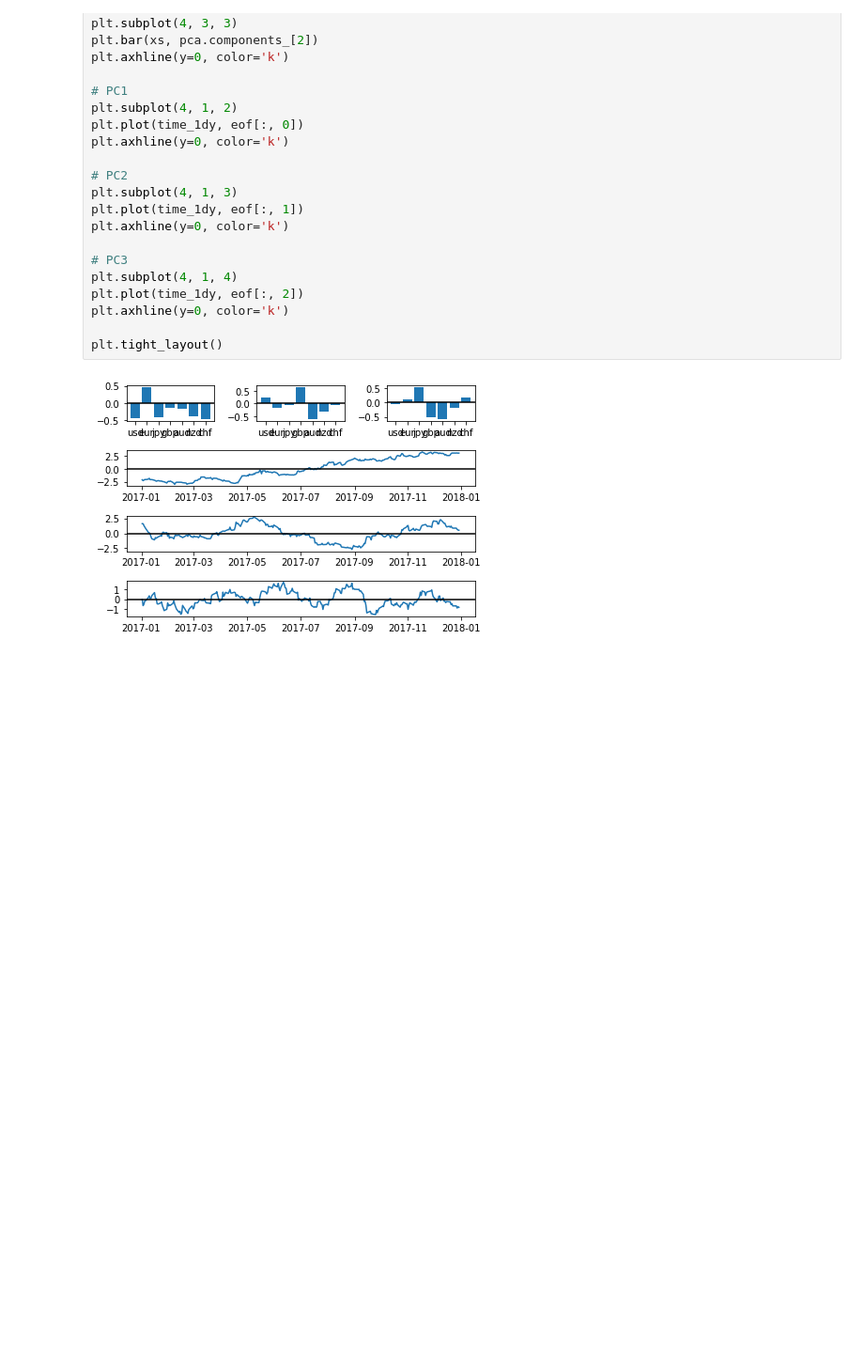
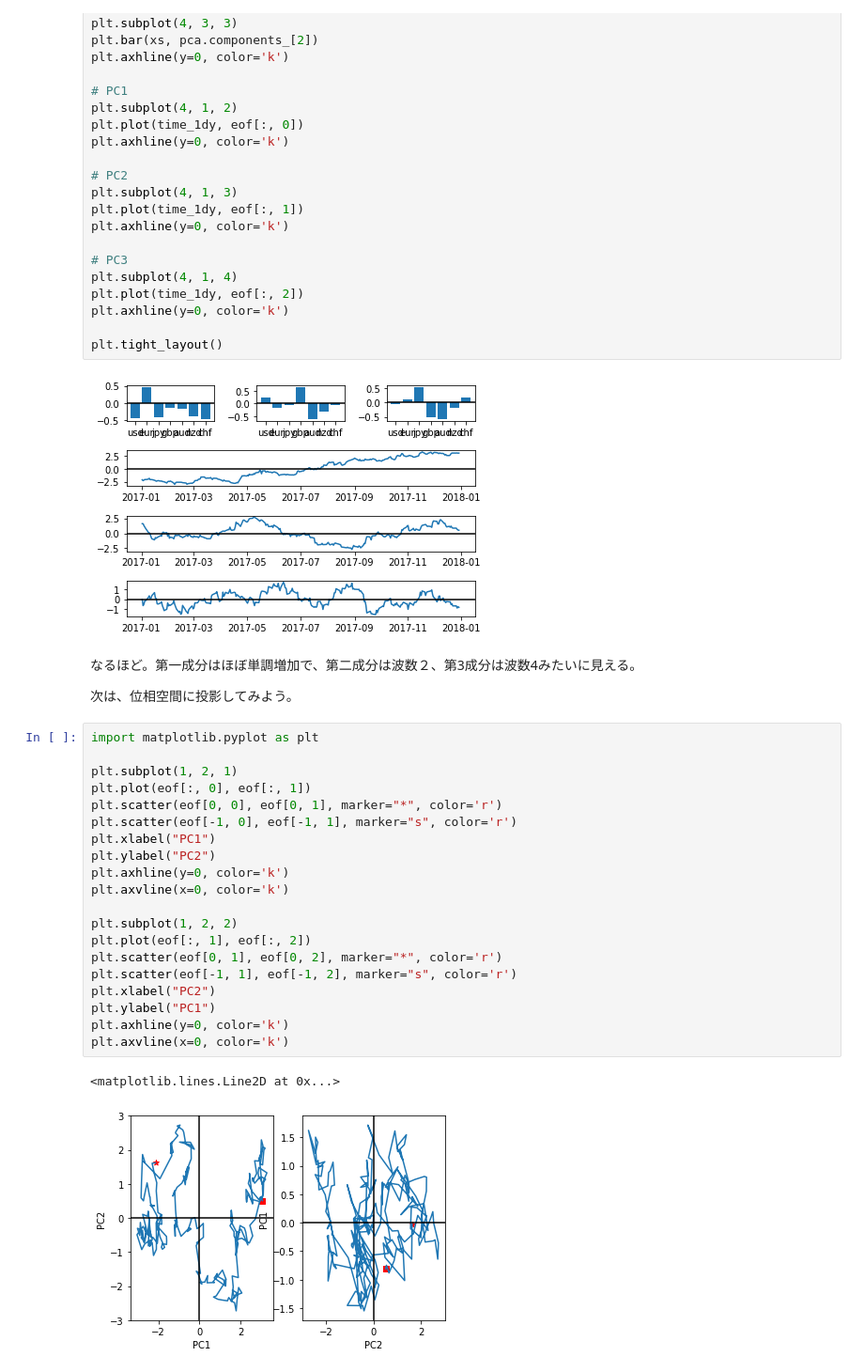
Before and after one commit to ykatsu111/learnfx, a Jupyter notebook: leaning.ipynb, the cells around one changed output. Shown at 94% size. Cells and saved outputs as stored; diff of their text form; blank space fills up the shorter version.

```diff
--- a/leaning.ipynb
+++ b/leaning.ipynb
@@ -398,3 +397,30 @@ plt.axhline(y=0, color='k')
 plt.tight_layout()
 # %% [output]
 [figure]
+# %% [markdown]
+なるほど。第一成分はほぼ単調増加で、第二成分は波数２、第3成分は波数4みたいに見える。
+
+次は、位相空間に投影してみよう。
+# %%
+import matplotlib.pyplot as plt
+
+plt.subplot(1, 2, 1)
+plt.plot(eof[:, 0], eof[:, 1])
+plt.scatter(eof[0, 0], eof[0, 1], marker="*", color='r')
+plt.scatter(eof[-1, 0], eof[-1, 1], marker="s", color='r')
+plt.xlabel("PC1")
+plt.ylabel("PC2")
+plt.axhline(y=0, color='k')
+plt.axvline(x=0, color='k')
+
+plt.subplot(1, 2, 2)
+plt.plot(eof[:, 1], eof[:, 2])
+plt.scatter(eof[0, 1], eof[0, 2], marker="*", color='r')
+plt.scatter(eof[-1, 1], eof[-1, 2], marker="s", color='r')
+plt.xlabel("PC2")
+plt.ylabel("PC1")
+plt.axhline(y=0, color='k')
+plt.axvline(x=0, color='k')
+# %% [output]
+<matplotlib.lines.Line2D at 0x...>
+[figure, added]
```
Also changed, not shown: parts of 4 cells of this notebook.
